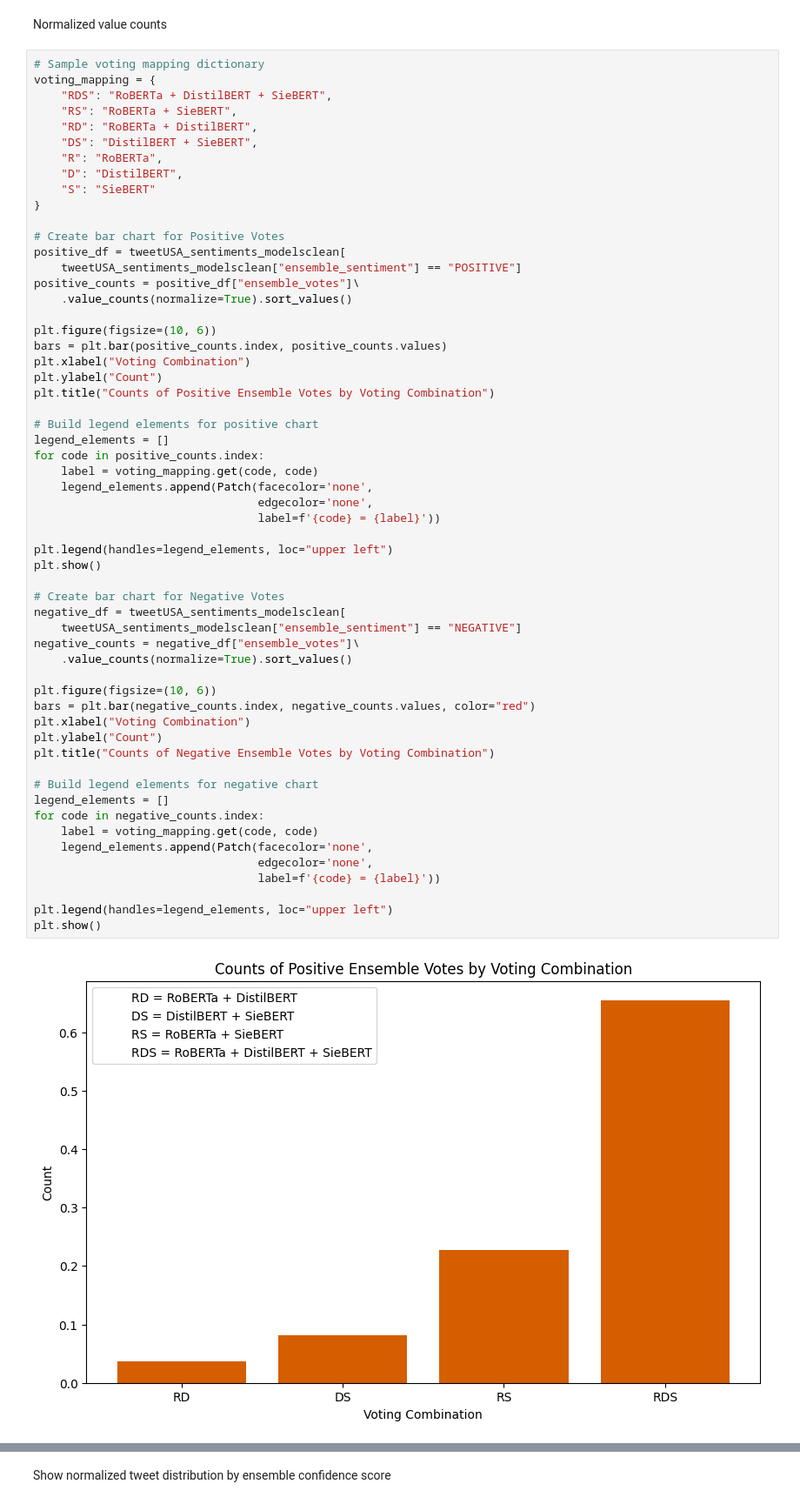
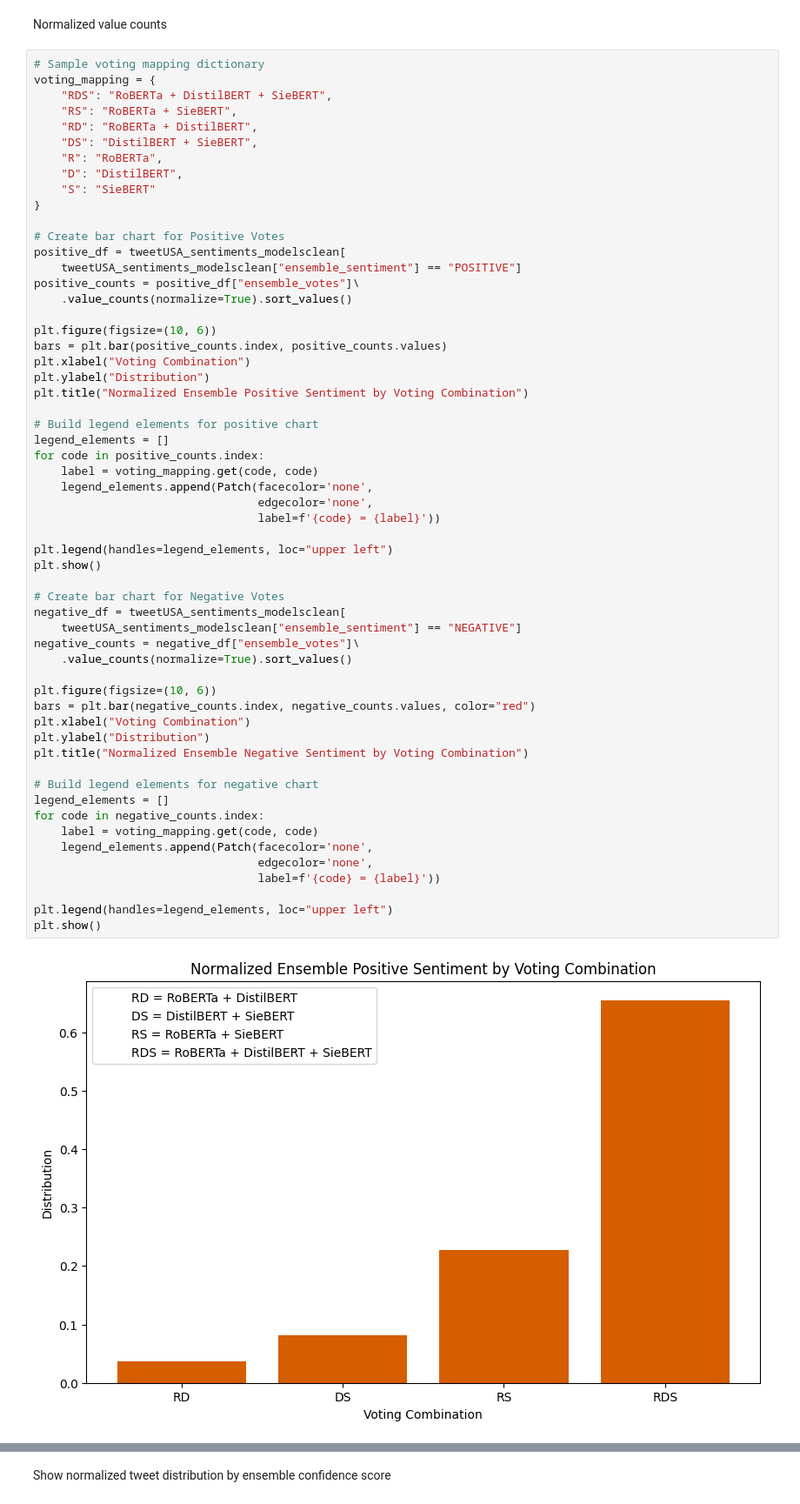
Before and after one commit to iamquantumis/capstone_project, a Jupyter notebook: election2020-prediction-ensemble.ipynb, the cells around one changed output, grey strips where cells are left out. Shown at 87% size. Cells and saved outputs as stored; diff of their text form.

Commit message:
Step 8 - Minor chart updates

```diff
--- a/election2020-prediction-ensemble.ipynb
+++ b/election2020-prediction-ensemble.ipynb
@@ -454,41 +454,41 @@ positive_counts = positive_df["ensemble_votes"]\
 plt.figure(figsize=(10, 6))
 bars = plt.bar(positive_counts.index, positive_counts.values)
 plt.xlabel("Voting Combination")
-plt.ylabel("Count")
-plt.title("Counts of Positive Ensemble Votes by Voting Combination")
+plt.ylabel("Distribution")
+plt.title("Normalized Ensemble Positive Sentiment by Voting Combination")
 
 # Build legend elements for positive chart
 legend_elements = []
 for code in positive_counts.index:
     label = voting_mapping.get(code, code)
     legend_elements.append(Patch(facecolor='none',
                                  edgecolor='none',
                                  label=f'{code} = {label}'))
 
 plt.legend(handles=legend_elements, loc="upper left")
 plt.show()
 
 # Create bar chart for Negative Votes
 negative_df = tweetUSA_sentiments_modelsclean[
     tweetUSA_sentiments_modelsclean["ensemble_sentiment"] == "NEGATIVE"]
 negative_counts = negative_df["ensemble_votes"]\
     .value_counts(normalize=True).sort_values()
 
 plt.figure(figsize=(10, 6))
 bars = plt.bar(negative_counts.index, negative_counts.values, color="red")
 plt.xlabel("Voting Combination")
-plt.ylabel("Count")
-plt.title("Counts of Negative Ensemble Votes by Voting Combination")
+plt.ylabel("Distribution")
+plt.title("Normalized Ensemble Negative Sentiment by Voting Combination")
 
 # Build legend elements for negative chart
 legend_elements = []
 for code in negative_counts.index:
     label = voting_mapping.get(code, code)
     legend_elements.append(Patch(facecolor='none',
                                  edgecolor='none',
                                  label=f'{code} = {label}'))
 
 plt.legend(handles=legend_elements, loc="upper left")
 plt.show()
 # %% [output]
-[figure, old version]
+[figure, new version]
```
Also changed, not shown: parts of 1 cell of this notebook.
